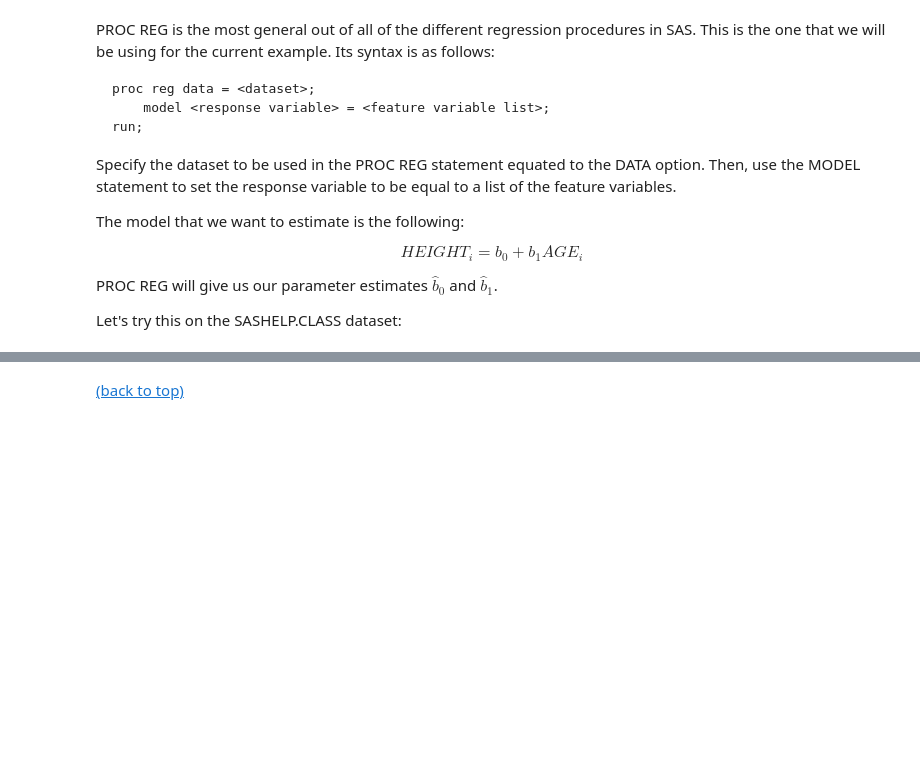
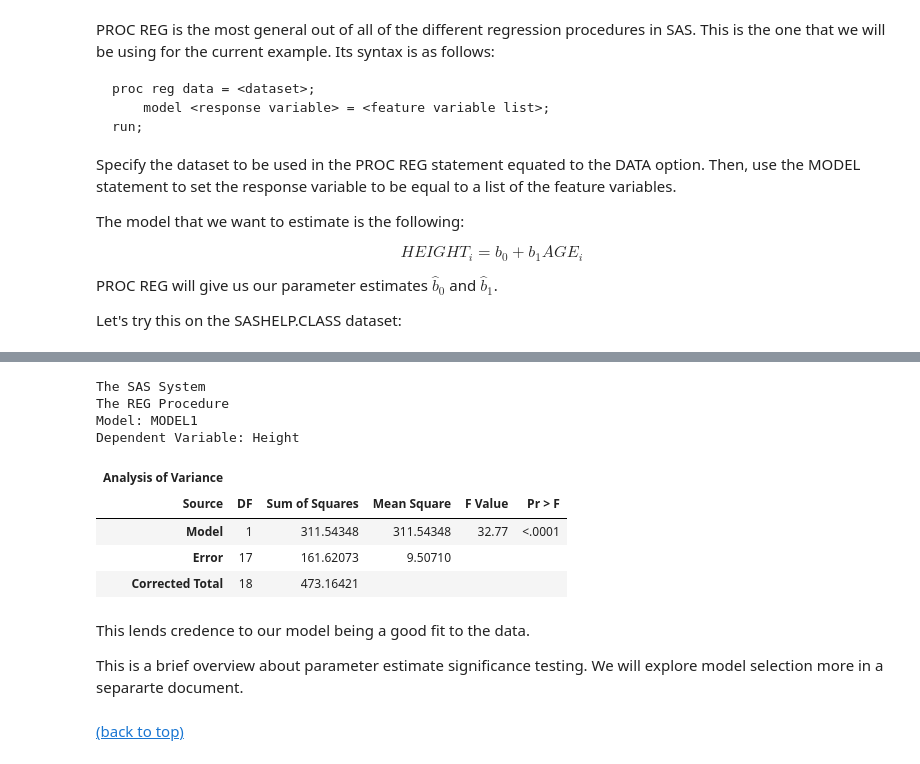
Before and after one commit to JLeeHPA/Regression-notes, a Jupyter notebook: 01. Introduction to linear regression.ipynb, the cells around one changed output, grey strips where cells are left out. Saved outputs shown, nothing was run; the diff lists cells and outputs as text; code cells hidden in the pictures; blank space fills up the shorter version.

```diff
--- a/01. Introduction to linear regression.ipynb
+++ b/01. Introduction to linear regression.ipynb
@@ -339,3 +387,25 @@ This is a brief overview about parameter estimate significance testing. We will
+# %%
+ods graphics on;
+proc reg data = sashelp.class plots = none;
+    model height = age;
+    ods select ANOVA;
+    ods show;
+run;
+ods graphics off;
+# %% [output]
+The SAS System
+The REG Procedure
+Model: MODEL1
+Dependent Variable: Height
+| Analysis of Variance |  |  |  |  |  |
+| Source | DF | Sum of Squares | Mean Square | F Value | Pr > F |
+| Model | 1 | 311.54348 | 311.54348 | 32.77 | <.0001 |
+| Error | 17 | 161.62073 | 9.50710 |  |  |
+| Corrected Total | 18 | 473.16421 |  |  |  |
+# %% [markdown]
+This lends credence to our model being a good fit to the data.
+
+This is a brief overview about parameter estimate significance testing. We will explore model selection more in a separarte document.
 # %% [markdown]
 [(back to top)](#Table-of-Contents:)
 # %% [markdown]
```
Also changed, not shown: parts of 7 cells of this notebook, 4 other files.
